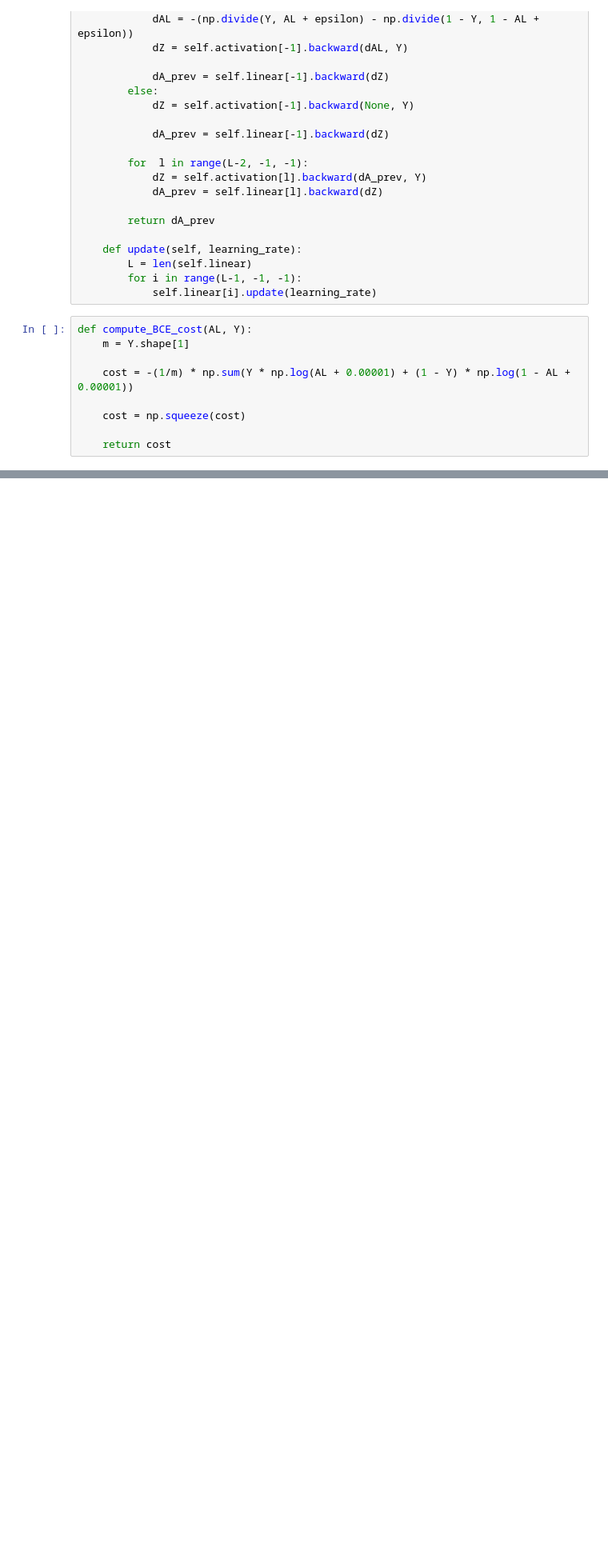
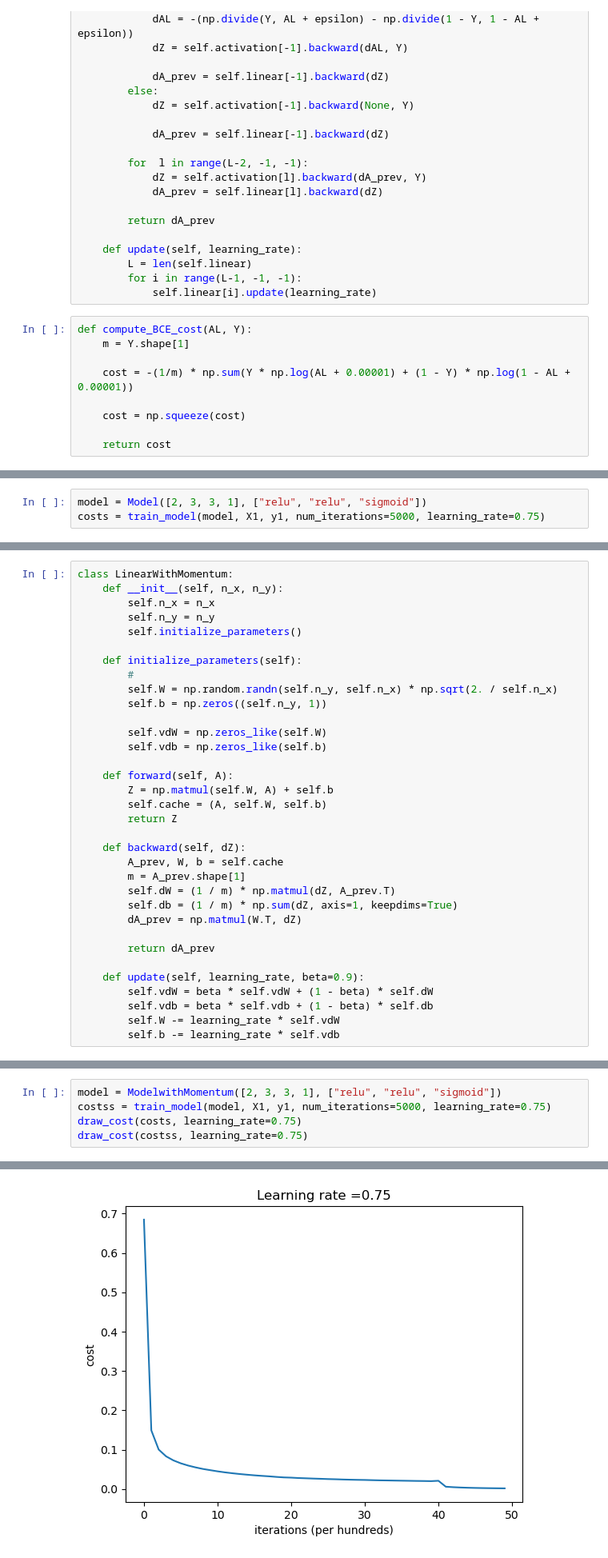
Before and after one commit to Kailiao0727/DL_lab, a Jupyter notebook: lab1/src.ipynb, the cells around one changed output, grey strips where cells are left out. Shown: that part at 80% size. Cells and saved outputs as stored; diff of their text form; blank space fills up the shorter version.

```diff
--- a/lab1/src.ipynb
+++ b/lab1/src.ipynb
@@ -291,0 +318,3 @@ show_result(X1_test.T, y1_test, pred_train)
+# %%
+model = Model([2, 3, 3, 1], ["relu", "relu", "sigmoid"])
+costs = train_model(model, X1, y1, num_iterations=5000, learning_rate=0.75)
@@ -291,0 +341,34 @@ show_result(X1_test.T, y1_test, pred_train)
+# %%
+class LinearWithMomentum:
+    def __init__(self, n_x, n_y):
+        self.n_x = n_x
+        self.n_y = n_y
+        self.initialize_parameters()
+
+    def initialize_parameters(self):
+        #
+        self.W = np.random.randn(self.n_y, self.n_x) * np.sqrt(2. / self.n_x)
+        self.b = np.zeros((self.n_y, 1))
+
+        self.vdW = np.zeros_like(self.W)
+        self.vdb = np.zeros_like(self.b)
+
+    def forward(self, A):
+        Z = np.matmul(self.W, A) + self.b
+        self.cache = (A, self.W, self.b)
+        return Z
+
+    def backward(self, dZ):
+        A_prev, W, b = self.cache
+        m = A_prev.shape[1]
+        self.dW = (1 / m) * np.matmul(dZ, A_prev.T)
+        self.db = (1 / m) * np.sum(dZ, axis=1, keepdims=True)
+        dA_prev = np.matmul(W.T, dZ)
+
+        return dA_prev
+
+    def update(self, learning_rate, beta=0.9):
+        self.vdW = beta * self.vdW + (1 - beta) * self.dW
+        self.vdb = beta * self.vdb + (1 - beta) * self.db
+        self.W -= learning_rate * self.vdW
+        self.b -= learning_rate * self.vdb
@@ -291,0 +421,6 @@ show_result(X1_test.T, y1_test, pred_train)
+# %%
+model = ModelwithMomentum([2, 3, 3, 1], ["relu", "relu", "sigmoid"])
+costss = train_model(model, X1, y1, num_iterations=5000, learning_rate=0.75)
+draw_cost(costs, learning_rate=0.75)
+draw_cost(costss, learning_rate=0.75)
+# %% [output]
@@ -291,0 +444 @@ show_result(X1_test.T, y1_test, pred_train)
+[figure, added]
```
Also changed, not shown: parts of 36 cells of this notebook.
